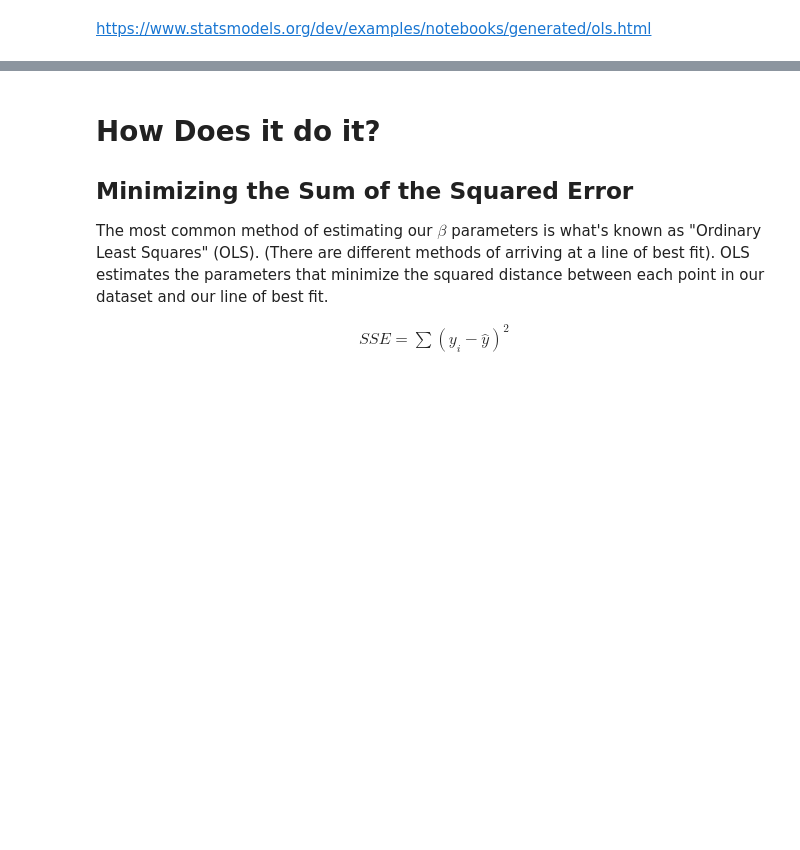
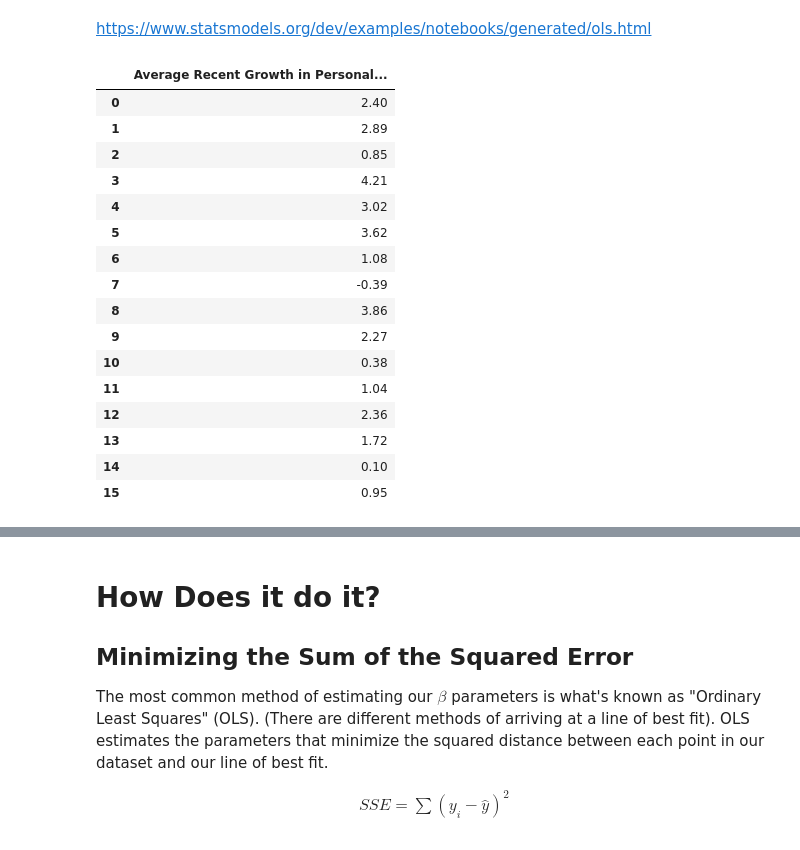
Before and after one commit to nickwinters1/DS-Unit-2-Sprint-2-Regression, a Jupyter notebook: module1-ols-regression/ols-regression.ipynb, the cells around one changed output, grey strips where cells are left out. Cells and saved outputs as stored; diff of their text form; code cells hidden in the pictures; blank space fills up the shorter version.

```diff
--- a/module1-ols-regression/ols-regression.ipynb
+++ b/module1-ols-regression/ols-regression.ipynb
@@ -289,3 +435,23 @@ r2_score(y, model.predict(X))
 ### Statsmodels
 # %% [markdown]
 https://www.statsmodels.org/dev/examples/notebooks/generated/ols.html
+# %%
+X
+# %% [output]
+|  | Average Recent Growth in Personal... |
+| 0 | 2.40 |
+| 1 | 2.89 |
+| 2 | 0.85 |
+| 3 | 4.21 |
+| 4 | 3.02 |
+| 5 | 3.62 |
+| 6 | 1.08 |
+| 7 | -0.39 |
+| 8 | 3.86 |
+| 9 | 2.27 |
+| 10 | 0.38 |
+| 11 | 1.04 |
+| 12 | 2.36 |
+| 13 | 1.72 |
+| 14 | 0.10 |
+| 15 | 0.95 |
```
Also changed, not shown: parts of 51 cells of this notebook, 1 other file.
